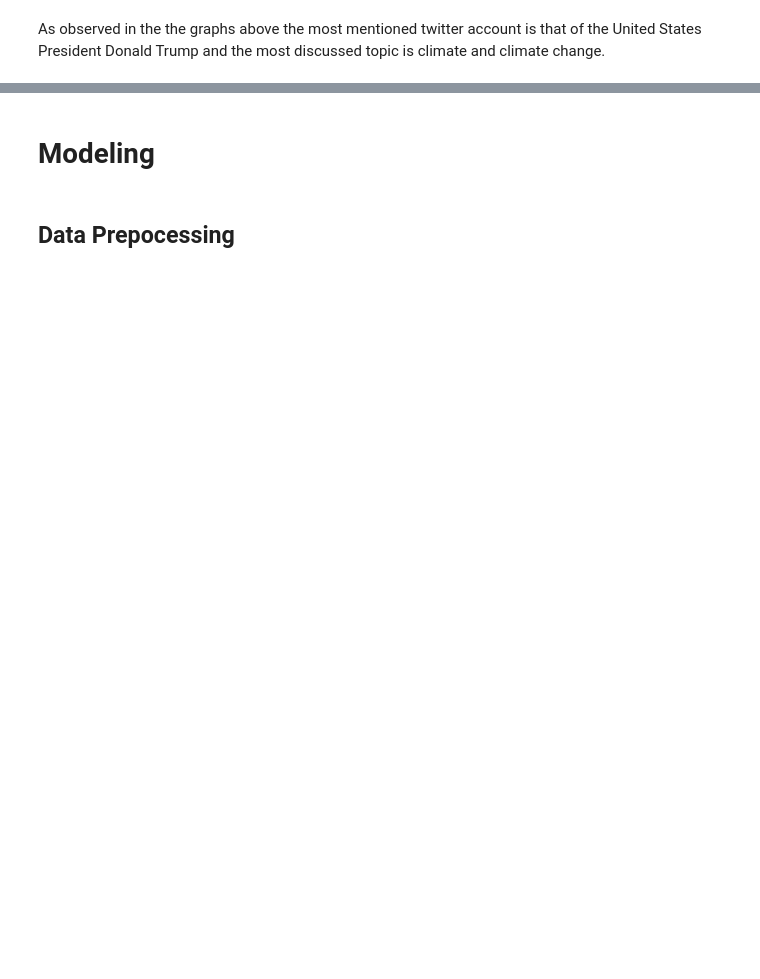
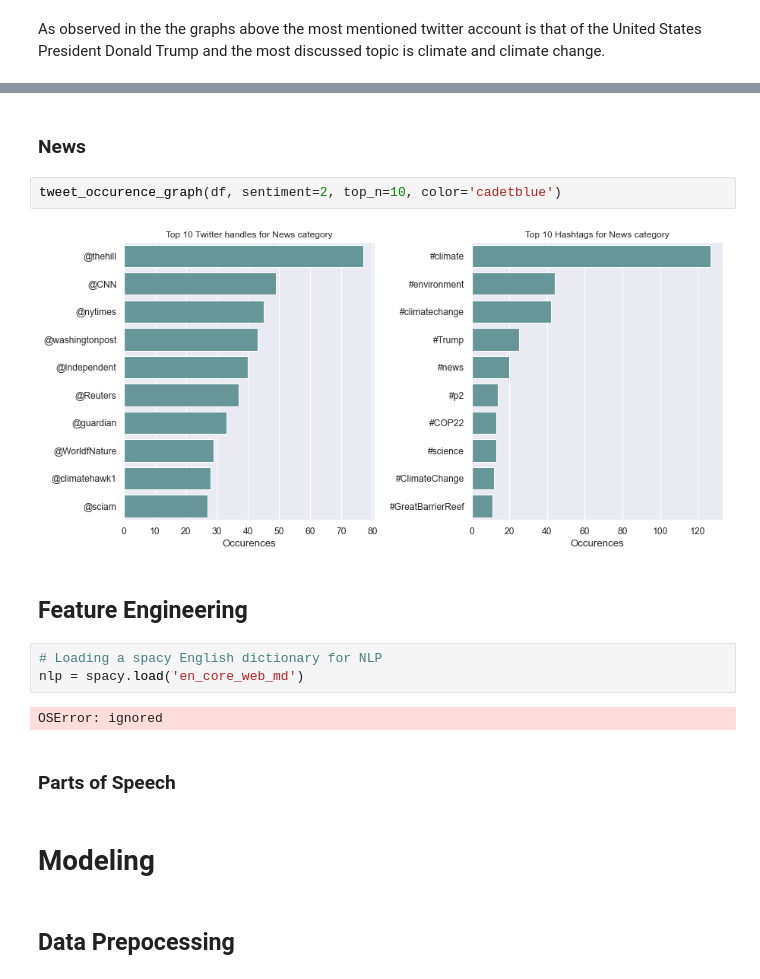
Before and after one commit to FaatimahM/jhb-ss3-classification-Repo, a Jupyter notebook: Classification_submission_file.ipynb, the cells around one changed output, grey strips where cells are left out. Drawn from its saved outputs; the diff is of its cells as text; blank space fills up the shorter version.

```diff
--- a/Classification_submission_file.ipynb
+++ b/Classification_submission_file.ipynb
@@ -805,3 +394,18 @@ X_train, X_validate, y_train, y_validate = train_test_split(X, y,test_size = 0.3
+# %% [markdown]
+### News
+# %%
+tweet_occurence_graph(df, sentiment=2, top_n=10, color='cadetblue')
+# %% [output]
+[figure, added]
+# %% [markdown]
+## Feature Engineering
+# %%
+# Loading a spacy English dictionary for NLP
+nlp = spacy.load('en_core_web_md')
+# %% [output]
+OSError: ignored
+# %% [markdown]
+### Parts of Speech
 # %% [markdown]
 # Modeling
 # %% [markdown]
```
Also changed, not shown: parts of 130 cells of this notebook, 1 other file.
